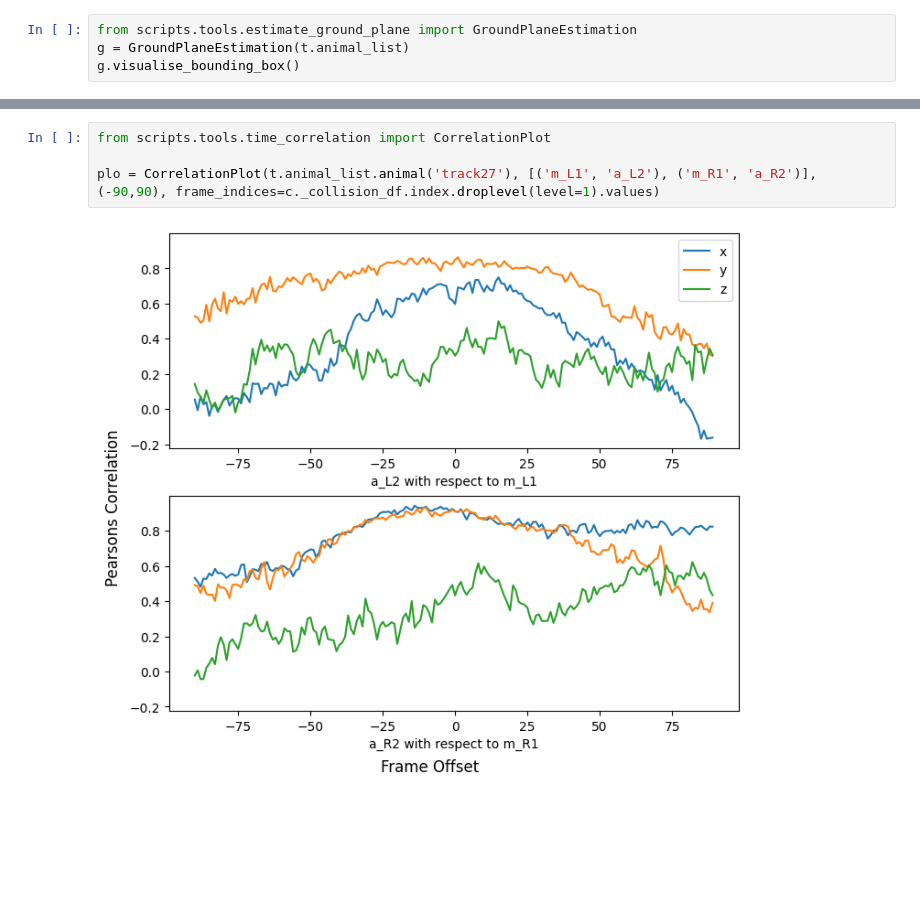
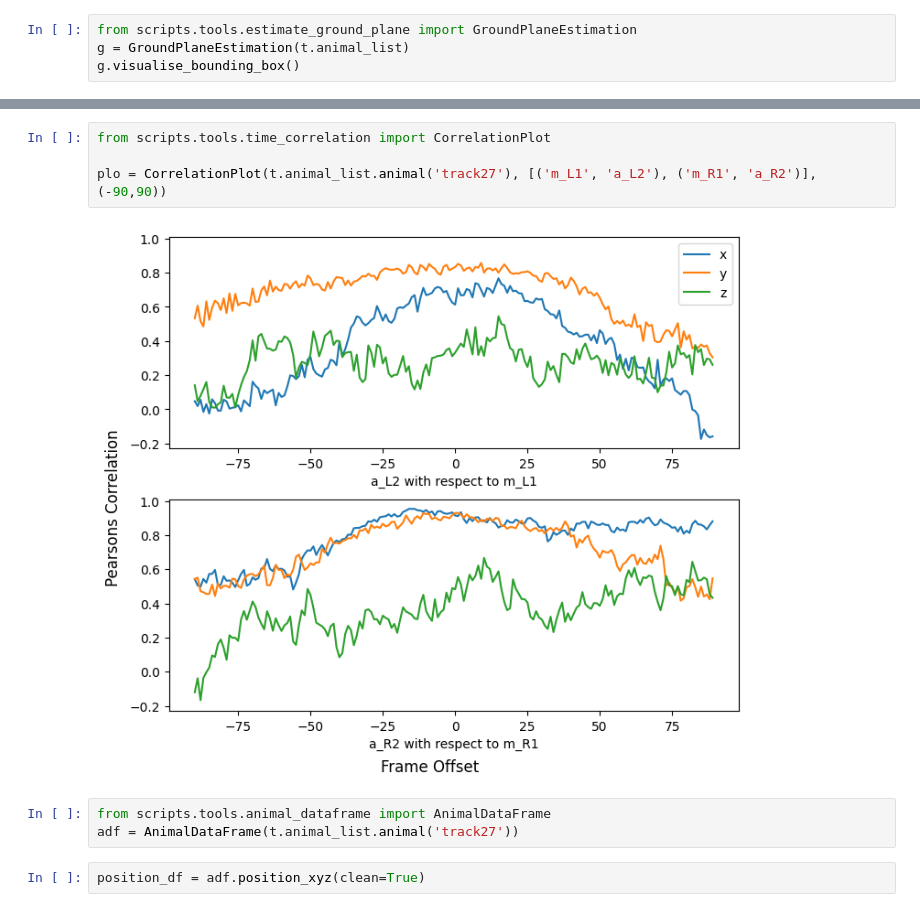
Before and after one commit to prolley-parnell/3d_ant_analysis, a Jupyter notebook: test_box.ipynb, the cells around one changed output, grey strips where cells are left out. Cells and saved outputs as stored; diff of their text form; blank space fills up the shorter version.

```diff
--- a/test_box.ipynb
+++ b/test_box.ipynb
@@ -64,6 +61,11 @@ KP = KPAccelerationMag(t.animal_list.animal('track27'), node=['a_L0', 'a_R0', 'n
 # %%
 from scripts.tools.time_correlation import CorrelationPlot
 
-plo = CorrelationPlot(t.animal_list.animal('track27'), [('m_L1', 'a_L2'), ('m_R1', 'a_R2')], (-90,90), frame_indices=c._collision_df.index.droplevel(level=1).values)
+plo = CorrelationPlot(t.animal_list.animal('track27'), [('m_L1', 'a_L2'), ('m_R1', 'a_R2')], (-90,90))
 # %% [output]
-[figure, old version]
+[figure, new version]
+# %%
+from scripts.tools.animal_dataframe import AnimalDataFrame
+adf = AnimalDataFrame(t.animal_list.animal('track27'))
+# %%
+position_df = adf.position_xyz(clean=True)
```
Also changed, not shown: parts of 13 cells of this notebook, 3 other files.
